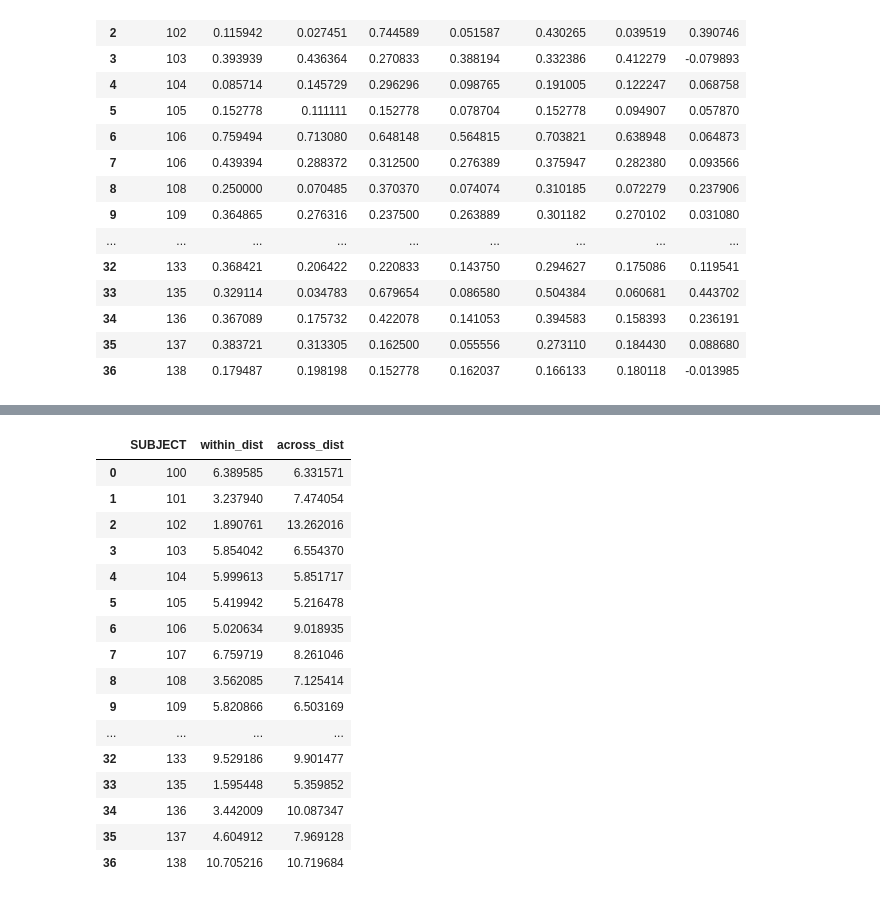
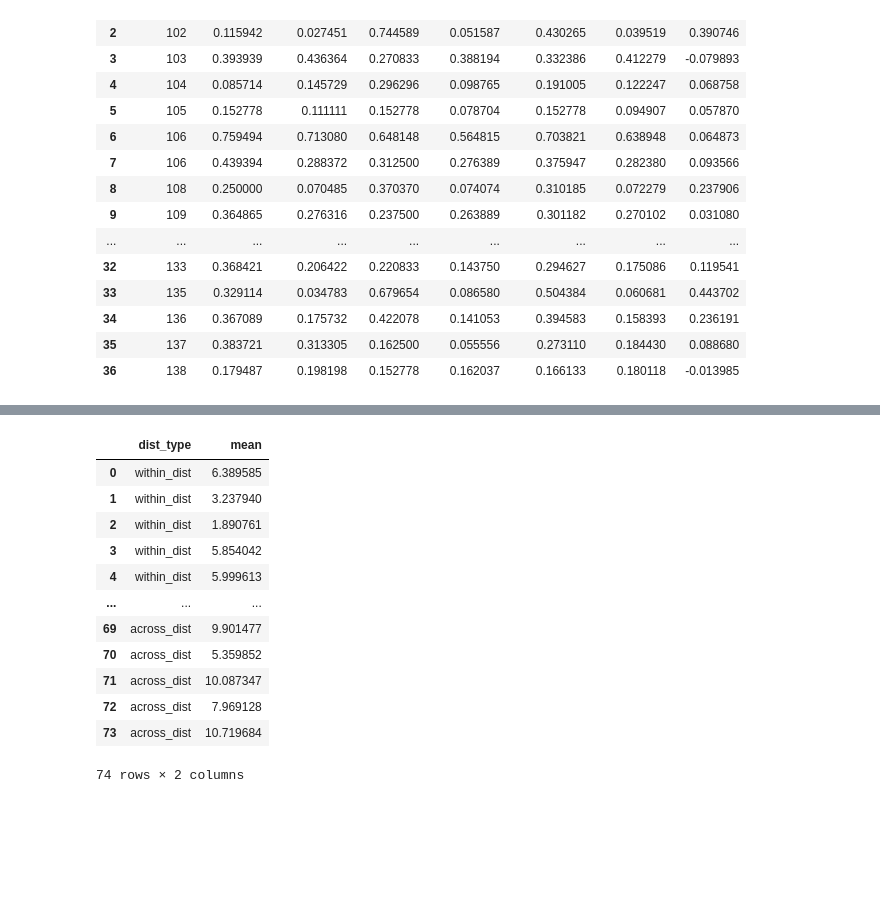
Before and after one commit to prestonlab/tesser_successor, a Jupyter notebook: jupyter/BehavioralAnalysis_notebook.ipynb, the cells around one changed output, grey strips where cells are left out. Cells and saved outputs as stored; diff of their text form; code cells hidden in the pictures; blank space fills up the shorter version.

```diff
--- a/jupyter/BehavioralAnalysis_notebook.ipynb
+++ b/jupyter/BehavioralAnalysis_notebook.ipynb
@@ -152,23 +170,20 @@ within_across_dist_long = pd.melt(within_across_dist, value_vars=['within_dist',
-# %%
-within_across_dist
-# %% [output]
-|  | SUBJECT | within_dist | across_dist |
-| 0 | 100 | 6.389585 | 6.331571 |
-| 1 | 101 | 3.237940 | 7.474054 |
-| 2 | 102 | 1.890761 | 13.262016 |
-| 3 | 103 | 5.854042 | 6.554370 |
-| 4 | 104 | 5.999613 | 5.851717 |
-| 5 | 105 | 5.419942 | 5.216478 |
-| 6 | 106 | 5.020634 | 9.018935 |
-| 7 | 107 | 6.759719 | 8.261046 |
-| 8 | 108 | 3.562085 | 7.125414 |
-| 9 | 109 | 5.820866 | 6.503169 |
-| ... | ... | ... | ... |
-| 32 | 133 | 9.529186 | 9.901477 |
-| 33 | 135 | 1.595448 | 5.359852 |
-| 34 | 136 | 3.442009 | 10.087347 |
-| 35 | 137 | 4.604912 | 7.969128 |
-| 36 | 138 | 10.705216 | 10.719684 |
+# %%
+within_across_dist_long = pd.melt(within_across_dist, value_vars=['within_dist', 'across_dist'], var_name='dist_type',value_name='mean')
+within_across_dist_long
+# %% [output]
+|  | dist_type | mean |
+| 0 | within_dist | 6.389585 |
+| 1 | within_dist | 3.237940 |
+| 2 | within_dist | 1.890761 |
+| 3 | within_dist | 5.854042 |
+| 4 | within_dist | 5.999613 |
+| ... | ... | ... |
+| 69 | across_dist | 9.901477 |
+| 70 | across_dist | 5.359852 |
+| 71 | across_dist | 10.087347 |
+| 72 | across_dist | 7.969128 |
+| 73 | across_dist | 10.719684 |
+74 rows × 2 columns
 # %%
 #plotting the grouping for primary vs. boundary items in grouping task
 ax = sns.barplot(x="dist_type", y="mean", data=within_across_dist_long, capsize=.2)
```
Also changed, not shown: parts of 6 cells of this notebook.
